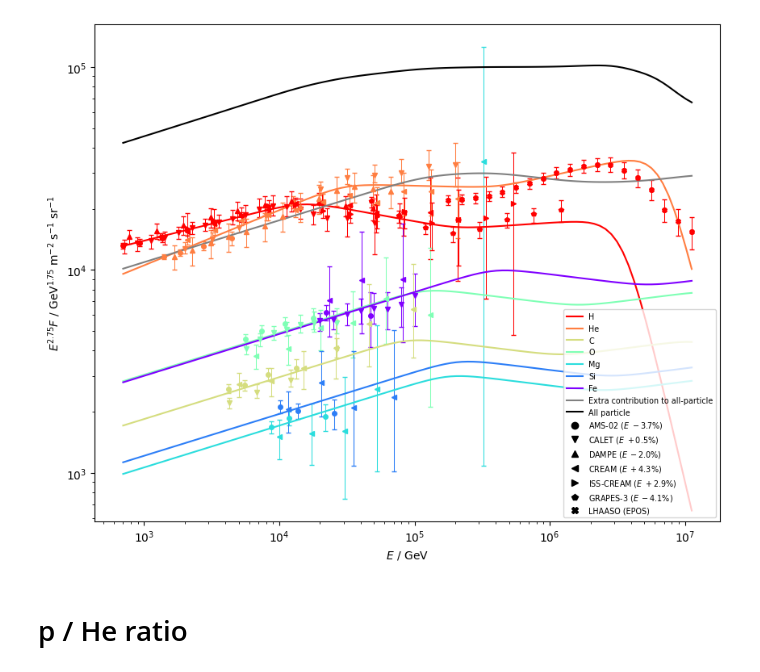
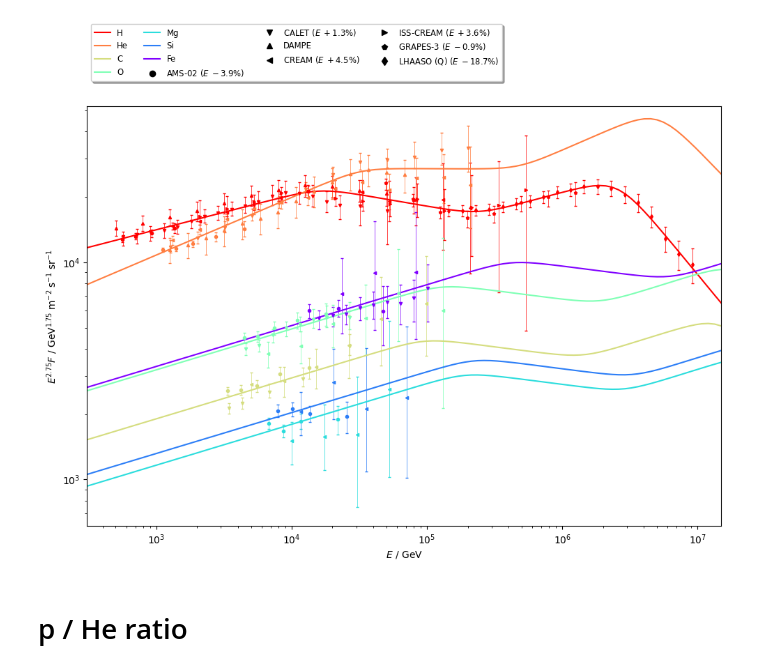
Before and after one commit to nj-vs-vh/EVA, a Jupyter notebook: observables.ipynb, the cells around one changed output. Cells and saved outputs as stored; diff of their text form; code cells hidden in the pictures.

```diff
--- a/observables.ipynb
+++ b/observables.ipynb
@@ -14,5 +19,7 @@ from cr_knee_fit.plotting import plot_posterior_contours
 # %%
-FIT_DIR = Path("out/vanilla+lhaaso")
+FIT_DIR = Path("out/basic")
+
 fc = FitConfig.model_validate_json((FIT_DIR / "config-dump.json").read_text())
 theta_sample = np.loadtxt(FIT_DIR / "theta.txt")
-median_model = Model.unpack(np.median(theta_sample, axis=0), layout_info=fc.model)
+theta_best_fit = np.loadtxt(FIT_DIR / "posterior-ml.txt")
+best_fit_model = Model.unpack(theta_best_fit, layout_info=fc.model)
@@ -19,20 +33,21 @@ median_model = Model.unpack(np.median(theta_sample, axis=0), layout_info=fc.mode
 # %%
 from cr_knee_fit.fit_data import Data, DataConfig
 
-median_model.plot_spectra(
+best_fit_model.plot_spectra(
     Data.load(
         config=DataConfig(
-            experiments_elements=experiments.direct_experiments
-            + [experiments.grapes, experiments.lhaaso_epos],
+            experiments_elements=list(
+                experiments.DIRECT + [experiments.grapes, experiments.lhaaso_qgsjet]
+            ),
             elements=Element.regular(),
             experiments_all_particle=[],
             experiments_lnA=[],
         )
     ),
     scale=2.75,
 );
 # %% [output]
-[figure, old version]
+[figure, new version]
 # %% [markdown]
 # p / He ratio
 # %%
```
Also changed, not shown: parts of 9 cells of this notebook, 8 other files.
